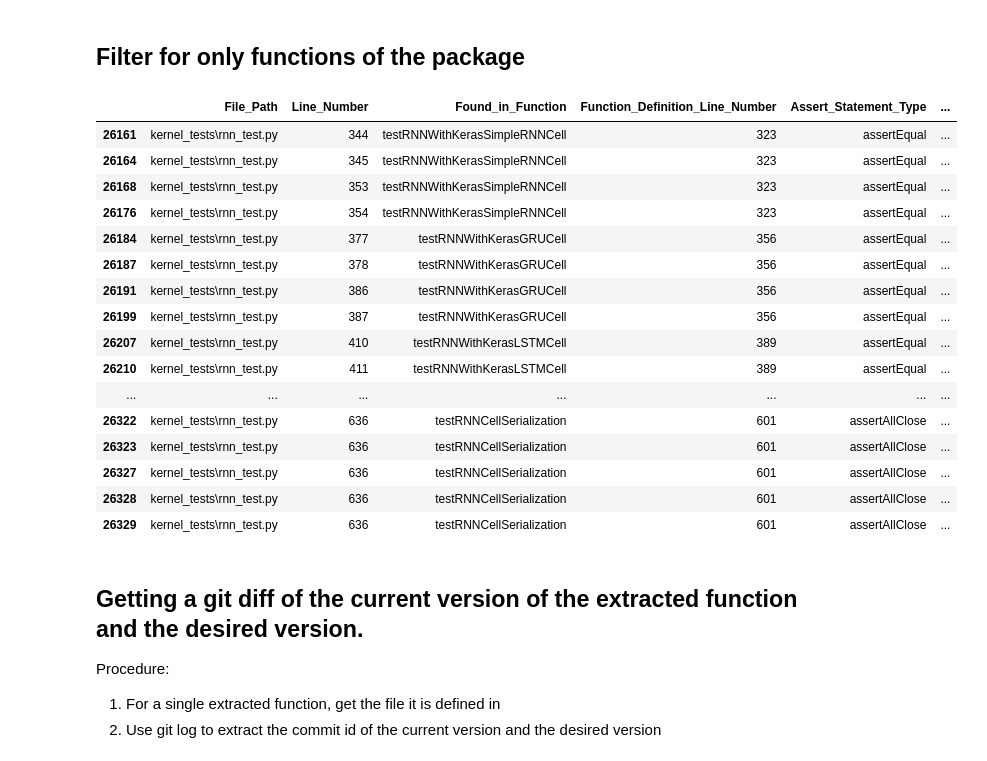
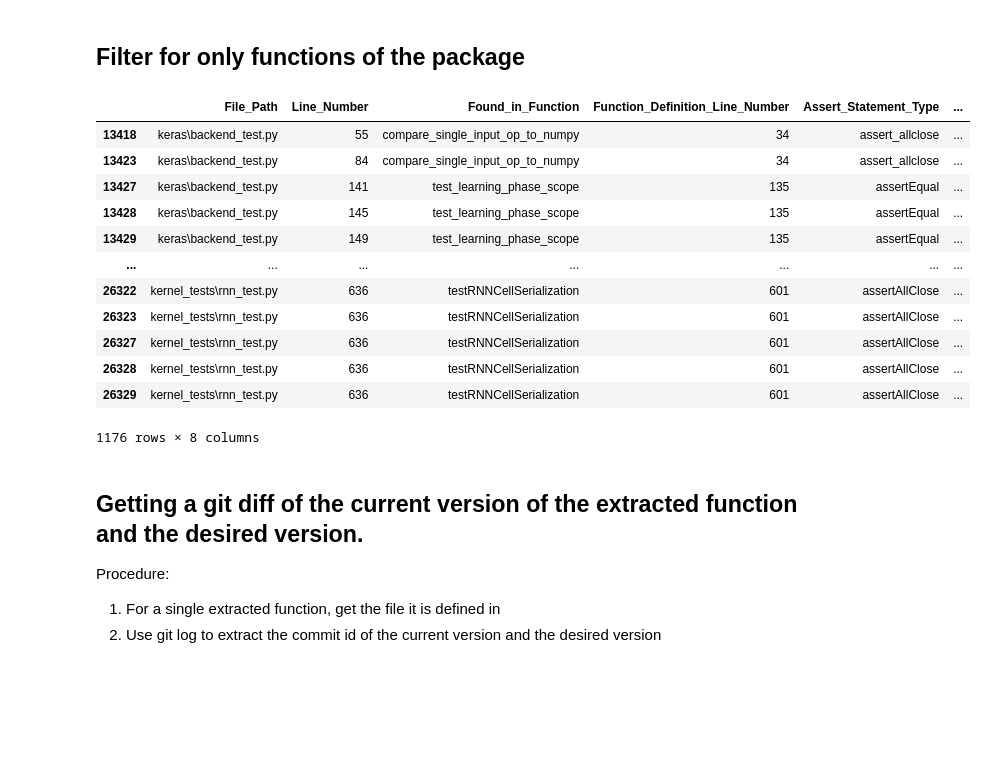
Before and after one commit to AlexanderProchnow/DLL_Testing_Tool, a Jupyter notebook: Code/2_Commit_Extraction_and_Analysis/1_Extracting_commits.ipynb, the cells around one changed output. Saved outputs shown, nothing was run; the diff lists cells and outputs as text; code cells hidden in the pictures; blank space fills up the shorter version.

```diff
--- a/Code/2_Commit_Extraction_and_Analysis/1_Extracting_commits.ipynb
+++ b/Code/2_Commit_Extraction_and_Analysis/1_Extracting_commits.ipynb
@@ -37,5 +38,19 @@ desired_version_date = date.today()
 git_url = "https://github.com/tensorflow/tensorflow.git"
 #git_url = 'https://github.com/keras-team/keras.git'
+# %%
+# Input 1: Package name
+package_name = 'scipy'
+
+# Input 2: Deep Learning Library name and directory
+dll_name = 'theano'
+dll_directory = 'A:/BachelorThesis/DLL_Testing_Tool/DL_Libraries/Theano-rel-1.0.3/theano'
+
+# Input 3: Current version (i.e. date for simplicity) of the package (and optionally the desired version)
+current_version_date = date(2018,1,1)
+desired_version_date = date.today()
+
+# Input 4: Github Link of package (if not stored by the tool)
+git_url = 'https://github.com/scipy/scipy.git'
 # %%
 # Import the package that should be upgraded (used to find the files where extracted functions are defined)
 from tensorflow import keras
@@ -70,43 +88,43 @@ A:\BachelorThesis\DLL_Testing_Tool\Code\2_Commit_Extraction_and_Analysis\temp_ba
 # %% [markdown]
 ## Import the extraction data
 # %%
-# import tensorflow 1.12.0 data
-df_tensorflow_1_12_0 = pd.read_csv('../../1_Test_Case_Extraction_and_Analysis/extracted_data/tensorflow_1.12.0_data.csv')
+# import extracted test case data
+df = pd.read_csv('../../1_Test_Case_Extraction_and_Analysis/extracted_data/{}_data.csv'.format(dll_name))
 # %% [markdown]
 ## Filter for only functions of the package
 # %%
+# For tensorflow 1.12.0, comment this line in:
 package_name = 'keras'
+
 # As a temporary solution, we will filter these for functions that contain 'package_name.' specifically
 column_to_filter = 'Differential_Test_Function'
 filter_keyword = package_name + '\.'
 
-relevant_test_cases = df_tensorflow_1_12_0[df_tensorflow_1_12_0[column_to_filter].str.contains(filter_keyword, na=False)]
+relevant_test_cases = df[df[column_to_filter].str.contains(filter_keyword, na=False)]
 relevant_test_cases_unique = relevant_test_cases.Differential_Test_Function.unique()
 
 # For demonstration: Test cases found in rnn_test.py (TF 1.12.0):
 demo_test_cases = relevant_test_cases[relevant_test_cases.File_Path.str.contains(os.sep + 'rnn_test.py', regex=False)]
-demo_extracted_functions = demo_test_cases.Differential_Test_Function.unique()
+#demo_extracted_functions = demo_test_cases.Differential_Test_Function.unique()
+#relevant_test_cases = demo_test_cases
 
-#relevant_test_cases
-demo_test_cases
+package_name = 'tensorflow'
+
+relevant_test_cases
 # %% [output]
 |  | File_Path | Line_Number | Found_in_Function | Function_Definition_Line_Number | Assert_Statement_Type | ... |
-| 26161 | kernel_tests\rnn_test.py | 344 | testRNNWithKerasSimpleRNNCell | 323 | assertEqual | ... |
-| 26164 | kernel_tests\rnn_test.py | 345 | testRNNWithKerasSimpleRNNCell | 323 | assertEqual | ... |
-| 26168 | kernel_tests\rnn_test.py | 353 | testRNNWithKerasSimpleRNNCell | 323 | assertEqual | ... |
-| 26176 | kernel_tests\rnn_test.py | 354 | testRNNWithKerasSimpleRNNCell | 323 | assertEqual | ... |
-| 26184 | kernel_tests\rnn_test.py | 377 | testRNNWithKerasGRUCell | 356 | assertEqual | ... |
-| 26187 | kernel_tests\rnn_test.py | 378 | testRNNWithKerasGRUCell | 356 | assertEqual | ... |
-| 26191 | kernel_tests\rnn_test.py | 386 | testRNNWithKerasGRUCell | 356 | assertEqual | ... |
-| 26199 | kernel_tests\rnn_test.py | 387 | testRNNWithKerasGRUCell | 356 | assertEqual | ... |
-| 26207 | kernel_tests\rnn_test.py | 410 | testRNNWithKerasLSTMCell | 389 | assertEqual | ... |
-| 26210 | kernel_tests\rnn_test.py | 411 | testRNNWithKerasLSTMCell | 389 | assertEqual | ... |
+| 13418 | keras\backend_test.py | 55 | compare_single_input_op_to_numpy | 34 | assert_allclose | ... |
+| 13423 | keras\backend_test.py | 84 | compare_single_input_op_to_numpy | 34 | assert_allclose | ... |
+| 13427 | keras\backend_test.py | 141 | test_learning_phase_scope | 135 | assertEqual | ... |
+| 13428 | keras\backend_test.py | 145 | test_learning_phase_scope | 135 | assertEqual | ... |
+| 13429 | keras\backend_test.py | 149 | test_learning_phase_scope | 135 | assertEqual | ... |
 | ... | ... | ... | ... | ... | ... | ... |
 | 26322 | kernel_tests\rnn_test.py | 636 | testRNNCellSerialization | 601 | assertAllClose | ... |
 | 26323 | kernel_tests\rnn_test.py | 636 | testRNNCellSerialization | 601 | assertAllClose | ... |
 | 26327 | kernel_tests\rnn_test.py | 636 | testRNNCellSerialization | 601 | assertAllClose | ... |
 | 26328 | kernel_tests\rnn_test.py | 636 | testRNNCellSerialization | 601 | assertAllClose | ... |
 | 26329 | kernel_tests\rnn_test.py | 636 | testRNNCellSerialization | 601 | assertAllClose | ... |
+1176 rows × 8 columns
 # %% [markdown]
 ## Getting a git diff of the current version of the extracted function and the desired version.
 
```
Also changed, not shown: parts of 14 cells of this notebook, 7 other files.
